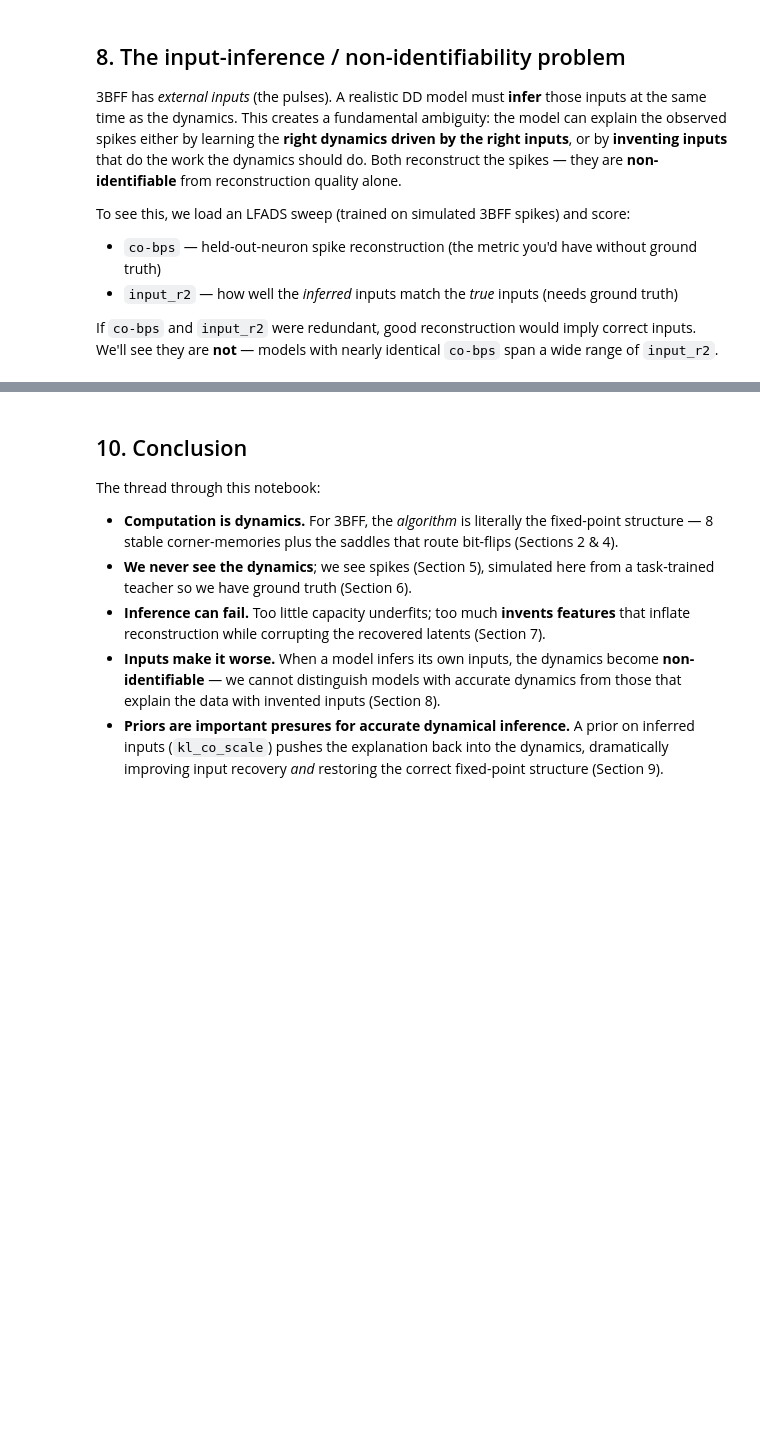
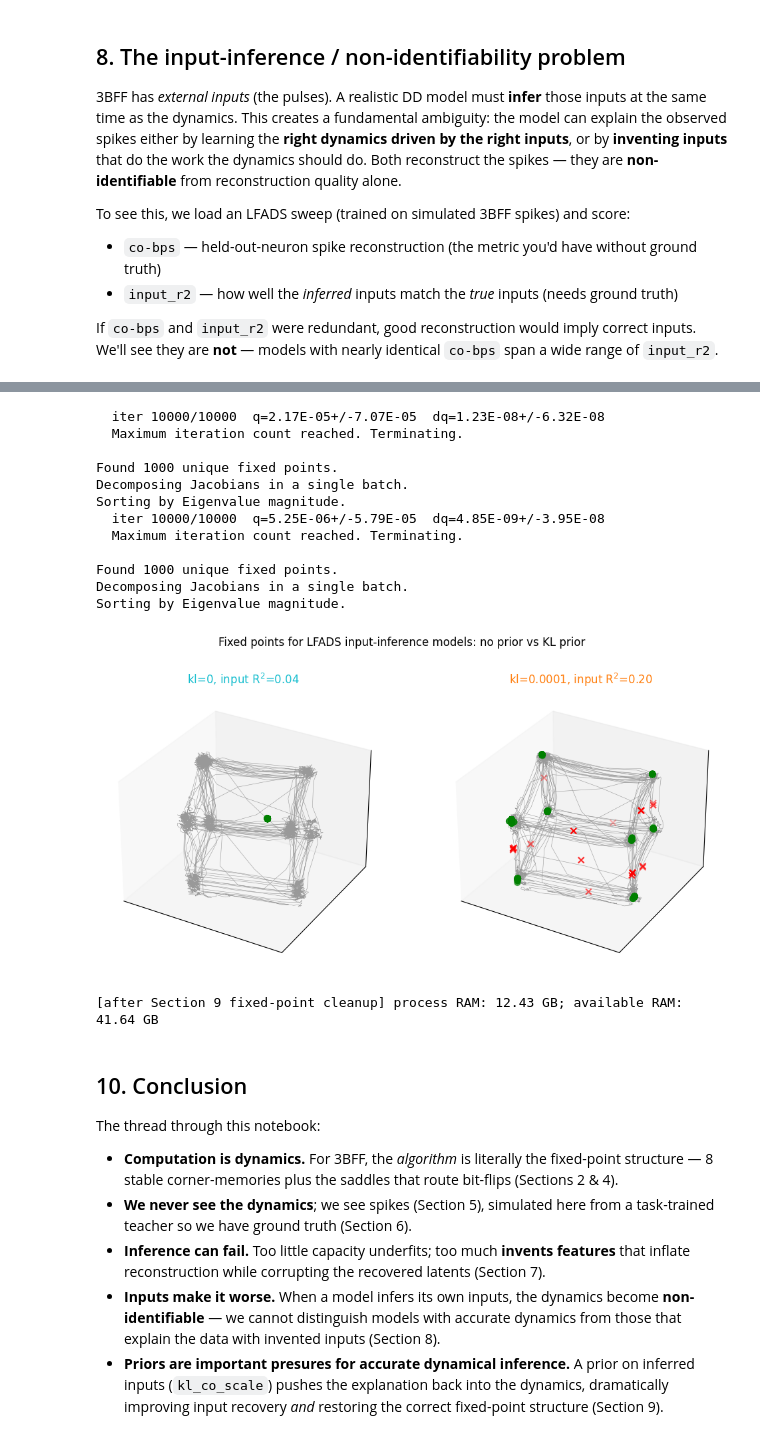
Before and after one commit to snel-repo/ComputationThroughDynamicsToolkit, a Jupyter notebook: examples/CtDToolkit_Walkthrough_Colab.ipynb, the cells around one changed output, grey strips where cells are left out. Cells and saved outputs as stored; diff of their text form; code cells hidden in the pictures; blank space fills up the shorter version.

```diff
--- a/examples/CtDToolkit_Walkthrough_Colab.ipynb
+++ b/examples/CtDToolkit_Walkthrough_Colab.ipynb
@@ -926,62 +1185,75 @@ print(f"good (highest input_r2): kl={kl_scales[good_idx]:g}, input_r2={inpr2[goo
 # %%
 # Reload only the two LFADS models needed for fixed-point plots. The full sweep
 # was scored one model at a time in Section 8 and is not kept in memory.
-bad_dd = Analysis_DD.create(
-    run_name=f"LFADS_bad_kl={kl_scales[bad_idx]:g}",
-    filepath=lfads_paths[bad_idx],
+low_kl_dd = Analysis_DD.create(
+    run_name=f"LFADS_kl={kl_scales[low_kl_idx]:g}",
+    filepath=lfads_paths[low_kl_idx],
     model_type="LFADS",
 )
-good_dd = Analysis_DD.create(
-    run_name=f"LFADS_good_kl={kl_scales[good_idx]:g}",
-    filepath=lfads_paths[good_idx],
+prior_kl_dd = Analysis_DD.create(
+    run_name=f"LFADS_kl={kl_scales[prior_kl_idx]:g}",
+    filepath=lfads_paths[prior_kl_idx],
     model_type="LFADS",
 )
 
 
-def dd_fixed_points(analysis, n_inits=384):
+def dd_fixed_points(analysis, n_inits=1000):
     """Find FPs at the model's mean inferred input (make_figure6 recipe)."""
     inp = analysis.get_inferred_inputs(phase="val")
     mean_in = torch.mean(inp, dim=0).mean(dim=0).detach()
     fps = analysis.compute_FPs(inputs=mean_in, n_inits=n_inits, device="cpu",
                                seed=0, compute_jacobians=True)
     _, lats = analysis.get_model_outputs(phase="val")
     return fps, lats.detach().cpu().numpy()
 
 
 def plot_dd_fps(ax, fps, lats, q_thresh=1e-5, title="", color="k"):
     keep = fps.qstar < q_thresh
     xs = fps.xstar[keep]
     stab = fps.is_stable[keep]
     pca = PCA(n_components=3)
     lp = pca.fit_transform(lats.reshape(-1, lats.shape[-1])).reshape(lats.shape[0], lats.shape[1], 3)
     xp = pca.transform(xs)
     for i in range(min(10, lp.shape[0])):
         ax.plot(lp[i, :, 0], lp[i, :, 1], lp[i, :, 2], lw=0.4, color="0.6")
     ax.scatter(xp[stab, 0], xp[stab, 1], xp[stab, 2], c="g", marker="o", s=40)
     ax.scatter(xp[~stab, 0], xp[~stab, 1], xp[~stab, 2], c="r", marker="x", s=40)
     ax.set_title(title, color=color)
     ax.set_xticks([]); ax.set_yticks([]); ax.set_zticks([])
 
 
-fps_bad, lats_bad = dd_fixed_points(bad_dd)
-fps_good, lats_good = dd_fixed_points(good_dd)
+fps_low_kl, lats_low_kl = dd_fixed_points(low_kl_dd)
+fps_prior_kl, lats_prior_kl = dd_fixed_points(prior_kl_dd)
 
 fig = plt.figure(figsize=(12, 6))
 ax1 = fig.add_subplot(121, projection="3d")
-plot_dd_fps(ax1, fps_bad, lats_bad,
-            title=f"Low input R$^2$={inpr2[bad_idx]:.2f} (kl={kl_scales[bad_idx]:g})",
+plot_dd_fps(ax1, fps_low_kl, lats_low_kl,
+            title=f"kl={kl_scales[low_kl_idx]:g}, input R$^2$={inpr2[low_kl_idx]:.2f}",
             color="tab:cyan")
 ax2 = fig.add_subplot(122, projection="3d")
-plot_dd_fps(ax2, fps_good, lats_good,
-            title=f"High input R$^2$={inpr2[good_idx]:.2f} (kl={kl_scales[good_idx]:g})",
+plot_dd_fps(ax2, fps_prior_kl, lats_prior_kl,
+            title=f"kl={kl_scales[prior_kl_idx]:g}, input R$^2$={inpr2[prior_kl_idx]:.2f}",
             color="tab:orange")
-fig.suptitle("Same spikes, same architecture — better input recovery, cleaner dynamics")
+fig.suptitle("Fixed points for LFADS input-inference models: no prior vs KL prior")
 plt.show()
 
-del bad_dd, good_dd, fps_bad, fps_good, lats_bad, lats_good
-gc.collect()
-if torch.cuda.is_available():
-    torch.cuda.empty_cache()
+del low_kl_dd, prior_kl_dd, fps_low_kl, fps_prior_kl, lats_low_kl, lats_prior_kl, fig, ax1, ax2
+release_memory("after Section 9 fixed-point cleanup")
+# %% [output]
+  iter 10000/10000  q=2.17E-05+/-7.07E-05  dq=1.23E-08+/-6.32E-08
+  Maximum iteration count reached. Terminating.
+
+Found 1000 unique fixed points.
+Decomposing Jacobians in a single batch.
+Sorting by Eigenvalue magnitude.
+  iter 10000/10000  q=5.25E-06+/-5.79E-05  dq=4.85E-09+/-3.95E-08
+  Maximum iteration count reached. Terminating.
+
+Found 1000 unique fixed points.
+Decomposing Jacobians in a single batch.
+Sorting by Eigenvalue magnitude.
+[figure, added]
+[after Section 9 fixed-point cleanup] process RAM: 12.43 GB; available RAM: 41.64 GB
 # %% [markdown]
 ## 10. Conclusion
 
```
Also changed, not shown: parts of 16 cells of this notebook.
